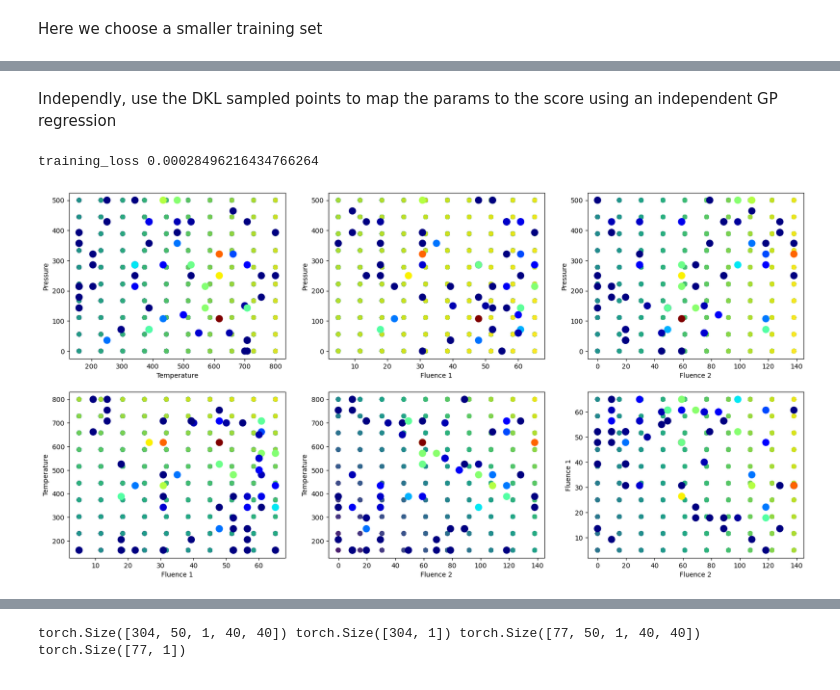
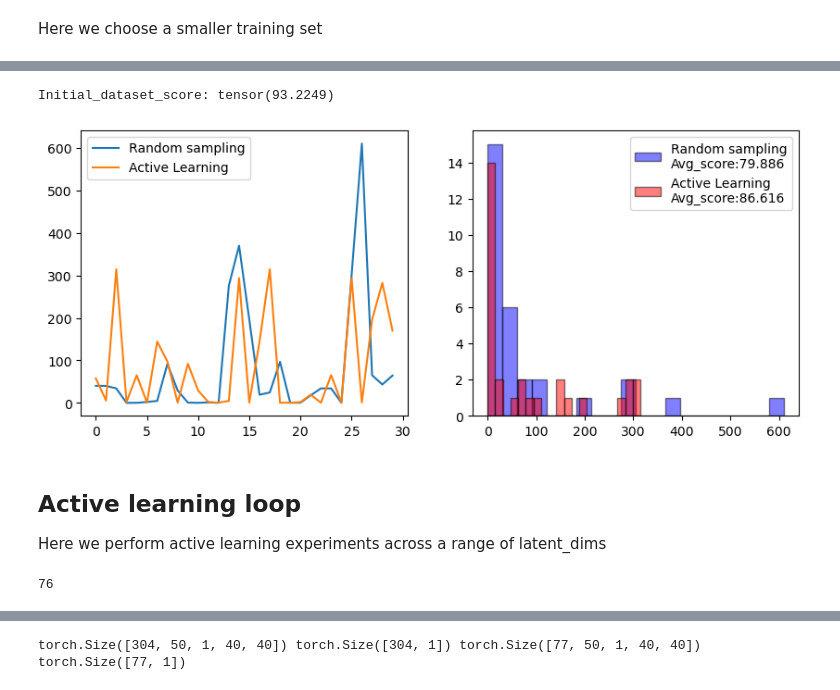
Before and after one commit to gnganesh99/ICCD_DKL, a Jupyter notebook: DKL_with_customCNN.ipynb, the cells around one changed output, grey strips where cells are left out. Drawn from its saved outputs; the diff is of its cells as text; code cells hidden in the pictures.

Commit message:
New initial commit

```diff
--- a/DKL_with_customCNN.ipynb
+++ b/DKL_with_customCNN.ipynb
@@ -174,8 +224,9 @@ print(ind)
 # %% [markdown]
 Here we choose a smaller training set
 # %%
-train_X, test_X, train_params, test_params, train_y, test_y, train_indices, test_indices =train_test_split(X, params, y, indices, test_size=0.9, random_state=24)
+train_X, test_X, train_params, test_params, train_y, test_y, train_indices, test_indices =train_test_split(X, params, y, indices, test_size=0.8, random_state=24)
 print(train_X.shape, train_y.shape, test_X.shape, test_y.shape)
+initial_trainsize = train_indices.shape[0]
 
 train_dataset = TrainDataset(train_X, train_params, train_y, transform = None)
 # %% [output]
@@ -183,2 +234,9 @@ torch.Size([38, 1, 50, 40, 40]) torch.Size([38, 1]) torch.Size([343, 1, 50, 40,
+# %%
+n_epochs = 300
+n_batches = 4
+sample_next_points = 3
+beta = 0
+lr_custom_nn = 0.01
+lr_gp = 0.01
 # %%
 #Set the number of exploration steps
@@ -290,2 +338,0 @@ Measured score:  tensor([0.2487])
-# %%
-plot_train_series(train_indices, orig_params, score)
@@ -294,2 +338,0 @@ plot_train_series(train_indices, orig_params, score)
-# %%
-plot_train_hist(train_indices, orig_params)
@@ -302,10 +339,55 @@ plot_mean_map(y_means, train_indices, orig_params, score)
-# %% [markdown]
-Independly, use the DKL sampled points to map the params to the score using an independent GP regression
-# %%
-train_params = params[train_indices]
-
-# predict GP map across the parameter space
-y_GPmean, _, _ = parameter_mapping(train_params, train_y, orig_params, param_divs = [10, 10, 10, 10], plot_GP = True, num_epochs = 200)
-# %% [output]
-training_loss 0.00028496216434766264
-[figure, removed]
+# %%
+fig, ax = plt.subplots(1, 2, figsize = (10, 4))
+
+print("Initial_dataset_score:", score[train_indices[0:initial_trainsize]].mean())
+
+ax[0].plot(ran_scores, label = 'Random sampling')
+ax[0].plot(al_scores, label = 'Active Learning')
+ax[0].legend()
+
+ax[1].hist(ran_scores, bins=20, alpha=0.5, label=f'Random sampling\nAvg_score:{ran_scores.mean():.3f}', color='blue', edgecolor='black')
+ax[1].hist(al_scores, bins=20, alpha=0.5, label=f'Active Learning\nAvg_score:{al_scores.mean():.3f}', color='red', edgecolor='black')
+ax[1].legend()
+
+plt.show()
+# %% [output]
+Initial_dataset_score: tensor(93.2249)
+[figure, added]
+# %% [markdown]
+## Active learning loop
+
+Here we perform active learning experiments across a range of latent_dims
+# %%
+train_X, test_X, train_params, test_params, train_y, test_y, train_indices, test_indices =train_test_split(X, params, y,
+                                                                                                           indices,
+                                                                                                           test_size=0.8,
+                                                                                                           random_state=24)
+
+initial_trainsize = train_indices.shape[0]
+
+train_dataset = TrainDataset(train_X, train_params, train_y, transform = None)
+
+print(len(train_dataset))
+
+
+n_epochs = 500
+n_batches = 4
+sample_next_points = 3
+beta = 0
+lr_custom_nn = 0.01
+lr_gp = 0.01
+initial_test_fraction = 0.8
+random_state = 24
+
+
+#Set the number of exploration steps
+exploration_steps = 10
+
+latent_dims = [3, 6, 10, 16]
+
+
+expt_name = "7_ICCD"
+save_folder = os.path.join("data", expt_name)
+os.makedirs(save_folder, exist_ok=True)
+# %% [output]
+76
```
Also changed, not shown: parts of 43 cells of this notebook, 6 other files.
